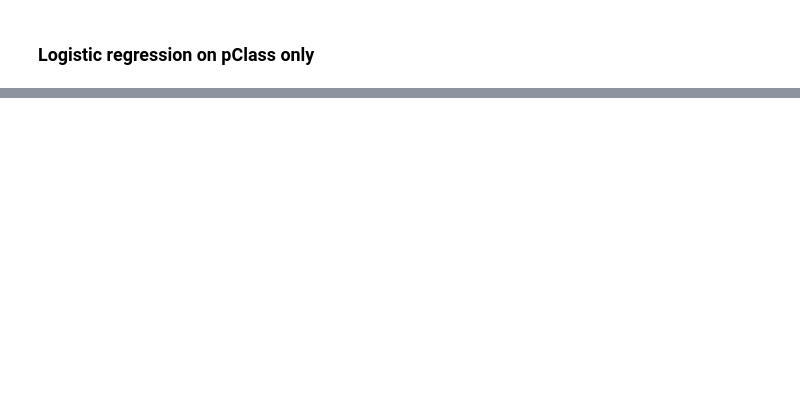
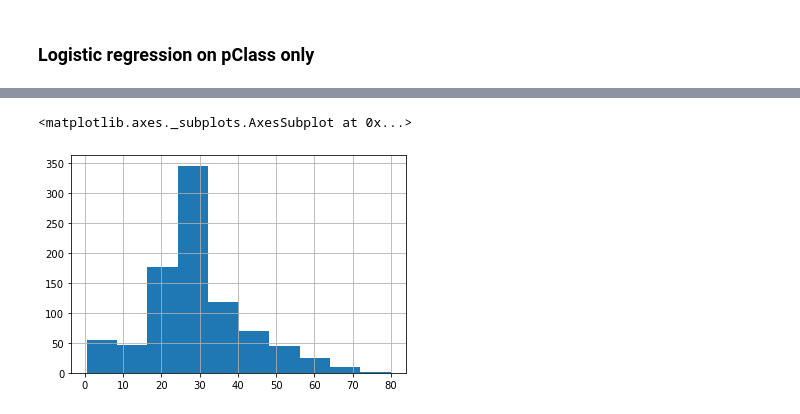
Before and after one commit to mfriebel/DS_projects, a Jupyter notebook: week02/project_week02_MF.ipynb, the cells around one changed output, grey strips where cells are left out. Saved outputs shown, nothing was run; the diff lists cells and outputs as text; code cells hidden in the pictures; blank space fills up the shorter version.

```diff
--- a/week02/project_week02_MF.ipynb
+++ b/week02/project_week02_MF.ipynb
@@ -300,0 +217,5 @@ classfier_eval(y2, m2.predict(X2))
+# %%
+X_train['Age'].fillna(value=data_train['Age'].median()).hist(bins=10)
+# %% [output]
+<matplotlib.axes._subplots.AxesSubplot at 0x...>
+[figure, added]
```
Also changed, not shown: parts of 77 cells of this notebook.
